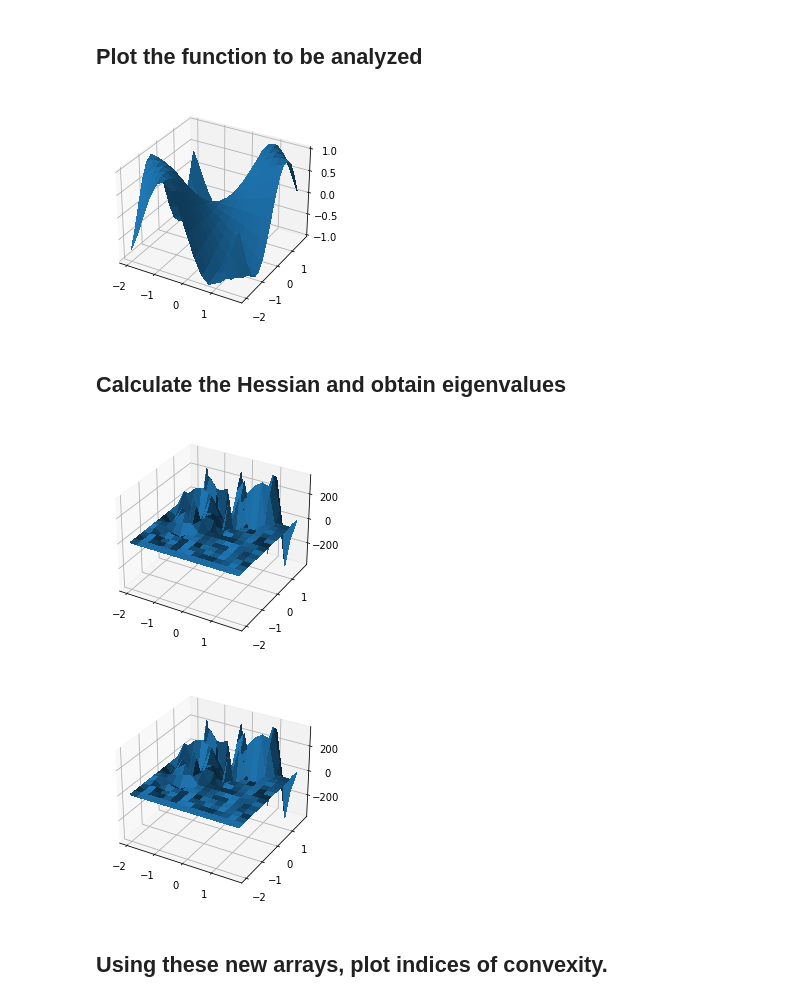
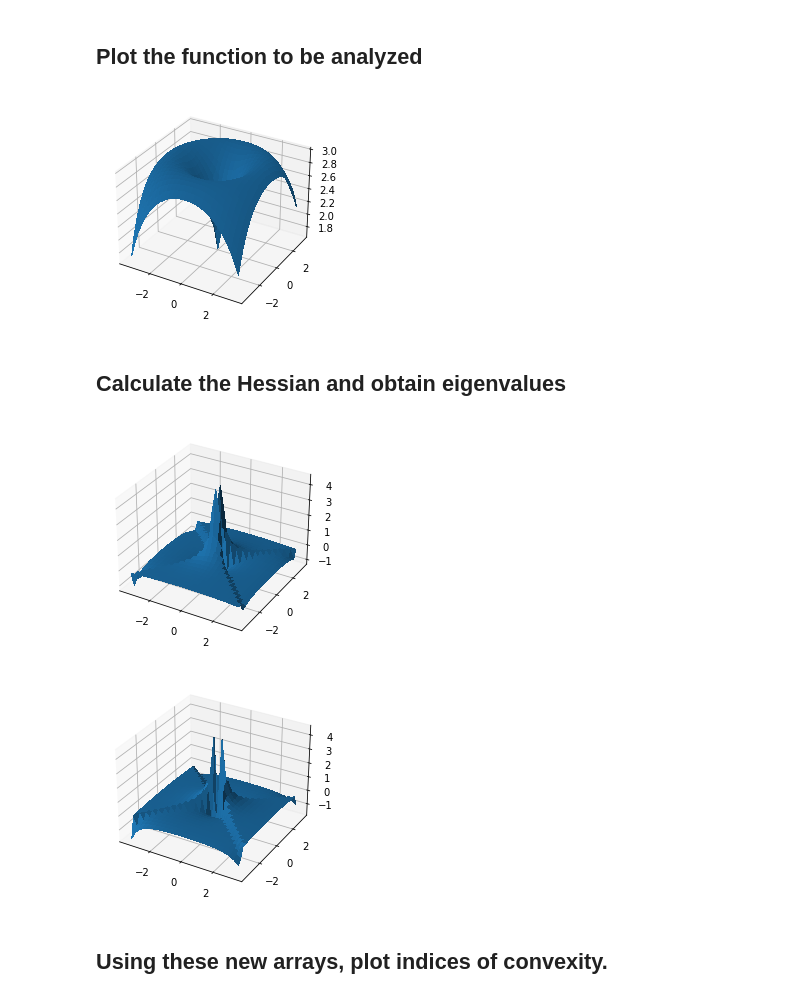
Before and after one commit to ningsongshen/usra-2020, a Jupyter notebook: indices_of_convexity_discretization.ipynb, the cells around one changed output. Saved outputs shown, nothing was run; the diff lists cells and outputs as text; code cells hidden in the pictures.

```diff
--- a/indices_of_convexity_discretization.ipynb
+++ b/indices_of_convexity_discretization.ipynb
@@ -11,8 +11,10 @@ import matplotlib.pyplot as plt
 ## Useful Variables
 # %%
 # Set parameters
-f = lambda x: np.sin(x[0] * x[1])
-display_rad = 2
+R = 3
+r = 2.5
+f = lambda x: np.sqrt(R**2 - (np.sqrt(x[0]**2 + x[1]**2) - r)**2)
+display_rad = 3.5
 display_shift = 0
 display_spacing = 0.25 # if computations are too slow, make the spacing bigger
 # %% [markdown]
@@ -23,59 +25,54 @@ fig = plt.figure()
 ax = fig.gca(projection='3d')
 
 # Make data.
-X = np.arange(-display_rad + display_shift, display_rad + display_shift, display_spacing)
-Y = np.arange(-display_rad + display_shift, display_rad + display_shift, display_spacing)
-X, Y = np.meshgrid(X, Y)
+Xax = np.arange(-display_rad + display_shift, display_rad + display_shift, display_spacing)
+Yax = np.arange(-display_rad + display_shift, display_rad + display_shift, display_spacing)
+X, Y = np.meshgrid(Xax, Yax)
 Z = f([X, Y])
 
 # Plot the surface.
 surf = ax.plot_surface(X, Y, Z, linewidth=0, antialiased=False)
 # Customize the z axis.
-ax.set_zlim(-1, 1)
+# ax.set_zlim(-1, 1)
 
 plt.show()
 # %% [output]
-[figure, old version]
+[figure, new version]
 # %% [markdown]
 ## Calculate the Hessian and obtain eigenvalues
 # %%
-lamda_1 = lamda_2 = np.zeros(X.shape)
-
+lamda_1 = Y
+lamda_2 = X
+Hfun = nd.Hessian(f)
 # iterate through the array and calculate the value at each point for lamda_1 and lamda_2, creating two new arrays
-for i in range(X.shape[0]):
-    for j in range(X.shape[1]):
-        H = nd.Hessian(f)([i, j])
+for i in range(Xax.shape[0]):
+    for j in range(Yax.shape[0]):
+        H = Hfun([X[j][i], Y[j][i]])
         eigvals, eigvecs = la.eig(H)
         eigvals = eigvals.real
-        lamda_1[i][j] = eigvals[0]
-        lamda_2[i][j] = eigvals[1]
+        lamda_1[j][i] = eigvals[0]
+        lamda_2[j][i] = eigvals[1]
 # %%
 fig1 = plt.figure()
 ax1 = fig1.gca(projection='3d')
-
-X = np.arange(-display_rad + display_shift, display_rad + display_shift, display_spacing)
-Y = np.arange(-display_rad + display_shift, display_rad + display_shift, display_spacing)
-X, Y = np.meshgrid(X, Y)
-# Plot the surface.
+Xax = np.arange(-display_rad + display_shift, display_rad + display_shift, display_spacing)
+Yax = np.arange(-display_rad + display_shift, display_rad + display_shift, display_spacing)
+X, Y = np.meshgrid(Xax, Yax)
 surf1 = ax1.plot_surface(X, Y, lamda_1, linewidth=0, antialiased=False)
-# Customize the z axis.
-# ax1.set_zlim(-10, 10)
-#
 plt.show()
 # %% [output]
-[figure, old version]
+[figure, new version]
 # %%
 fig2 = plt.figure()
 ax2 = fig2.gca(projection='3d')
 
 # Make data.
-X = np.arange(-display_rad + display_shift, display_rad + display_shift, display_spacing)
+Xax = np.arange(-display_rad + display_shift, display_rad + display_shift, display_spacing)
 Y = np.arange(-display_rad + display_shift, display_rad + display_shift, display_spacing)
-X, Y = np.meshgrid(X, Y)
+X, Y = np.meshgrid(Xax, Yax)
 surf2 = ax2.plot_surface(X, Y, lamda_2, linewidth=0, antialiased=False)
-plt.show()
 # %% [output]
-[figure, old version]
+[figure, new version]
 # %%
 # using these new arrays, calculate the max(lamdma, 0) of each one (plot)
 zero = np.zeros(X.shape)
```
Also changed, not shown: parts of 4 cells of this notebook.
